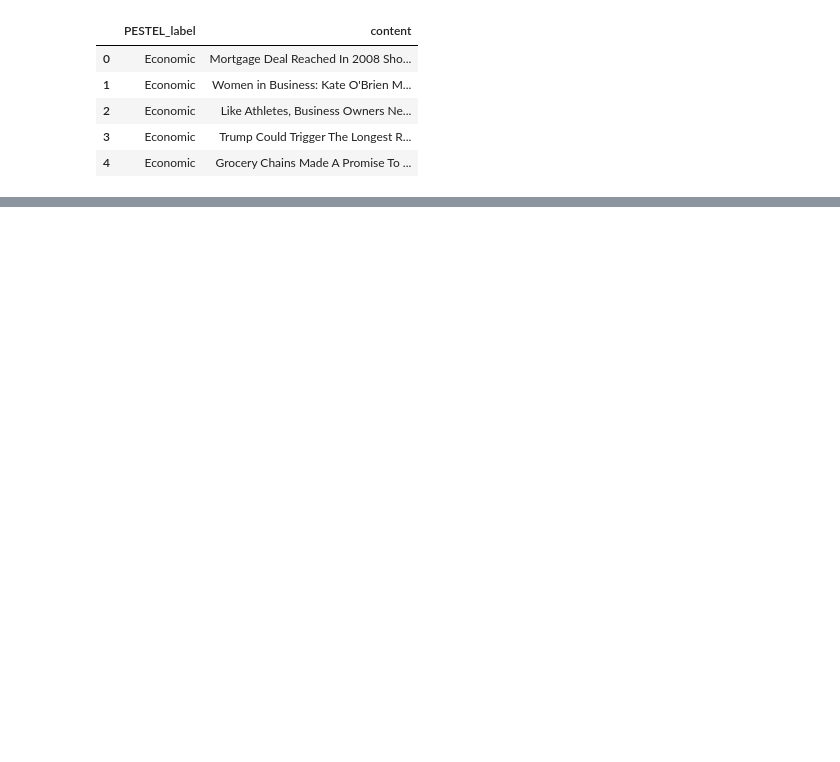
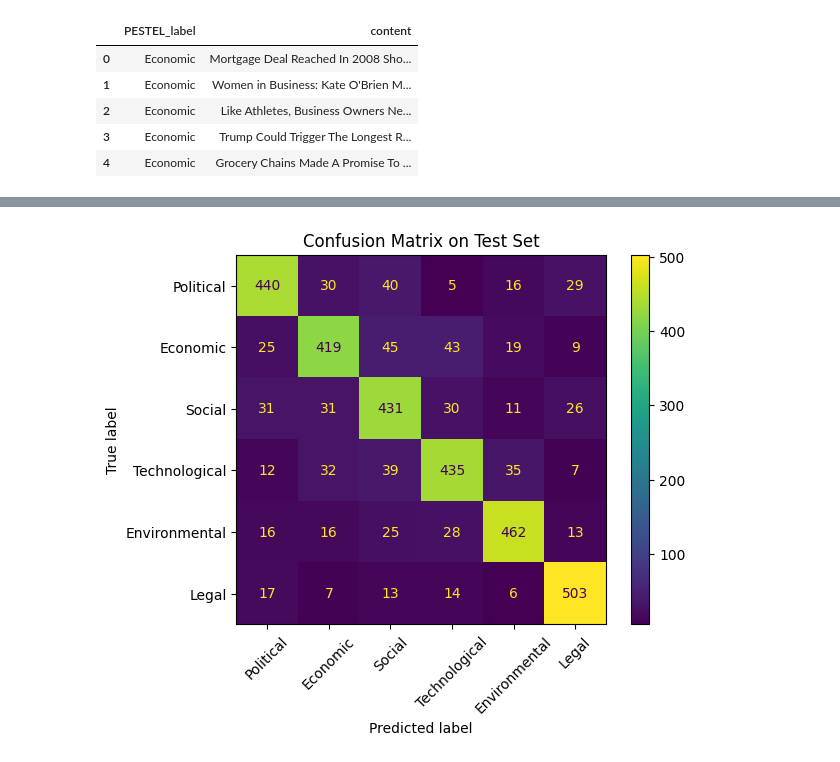
Before and after one commit to tianyiiiiiii/Pestel-Classification, a Jupyter notebook: bertnewscat_v2.ipynb, the cells around one changed output, grey strips where cells are left out. Cells and saved outputs as stored; diff of their text form; code cells hidden in the pictures; blank space fills up the shorter version.

```diff
--- a/bertnewscat_v2.ipynb
+++ b/bertnewscat_v2.ipynb
@@ -107,23 +110,20 @@ class PestelClassifier(torch.nn.Module):
     def __init__(self, distilbert, num_classes):
         super(PestelClassifier, self).__init__()
         self.distilbert = distilbert
-        self.dropout = torch.nn.Dropout(0.3)
+        self.dropout = torch.nn.Dropout(0.5)
         self.output = torch.nn.Linear(768, num_classes)
 
-        # self.classifier = torch.nn.Sequential(
-        #     torch.nn.Linear(768, 256),
-        #     torch.nn.ReLU(),
-        #     torch.nn.Dropout(0.3),
-        #     torch.nn.Linear(256, num_classes)
-        # )
-
+        self.classifier = torch.nn.Sequential(
+            torch.nn.Linear(768, 256),
+            torch.nn.ReLU(),
+            torch.nn.Dropout(0.5),
+            torch.nn.Linear(256, num_classes)
+        )
 
     def forward(self, ids, mask):
-        output = self.distilbert(ids, attention_mask=mask)
-        output = self.dropout(output[0][:, 0, :])  # CLS token
-        output = self.output(output)
+        # output = self.distilbert(ids, attention_mask=mask)
+        # output = self.dropout(output[0][:, 0, :])  # CLS token
+        # output = self.output(output)
+        output = self.distilbert(ids, attention_mask=mask).last_hidden_state[:, 0, :]
+        output = self.classifier(output)
         return output
-
-        # x = self.distilbert(ids, attention_mask=mask).last_hidden_state[:, 0, :]  # CLS
-        # x = self.classifier(x)
-        # return x
@@ -304,10 +389,15 @@ KeyboardInterrupt:
 # %%
-test_loss, test_accuracy = evaluate_bert_model(
+checkpoint = torch.load("./checkpoints/best_model.pt", map_location=device)
+model.load_state_dict(checkpoint['model_state_dict'])
+model.to(device)
+
+test_loss, test_accuracy, precision, recall, f1, preds, targets = evaluate_bert_model(
     model=model,
     data_loader=test_loader,
     loss_function=loss_function,
     device=device,
+    set_name="Test"
 )
 
-print(f"\nFinal Test Accuracy: {test_accuracy * 100:.2f}% | Test Loss: {test_loss:.4f}")
+print(f"Final Test Accuracy: {test_accuracy * 100:.2f}% | Test Loss: {test_loss:.4f}")
 # %% [output]
@@ -314,0 +406,10 @@ KeyboardInterrupt:
+# %%
+from sklearn.metrics import confusion_matrix, ConfusionMatrixDisplay
+
+cm = confusion_matrix(targets, preds)
+disp = ConfusionMatrixDisplay(confusion_matrix=cm, display_labels=class_names)
+disp.plot(xticks_rotation=45)
+plt.title("Confusion Matrix on Test Set")
+plt.show()
+# %% [output]
+[figure, added]
```
Also changed, not shown: parts of 14 cells of this notebook, 5 other files.
